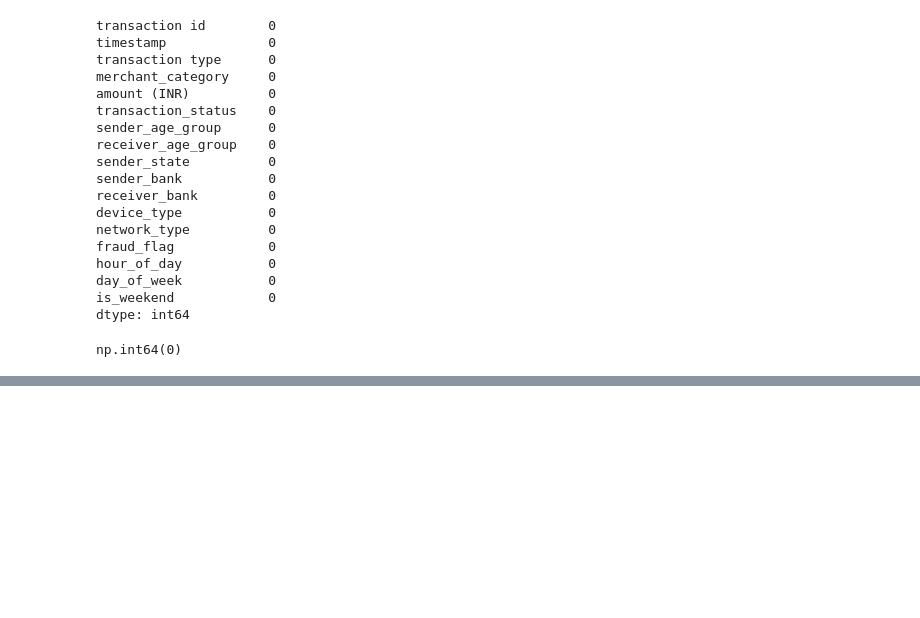
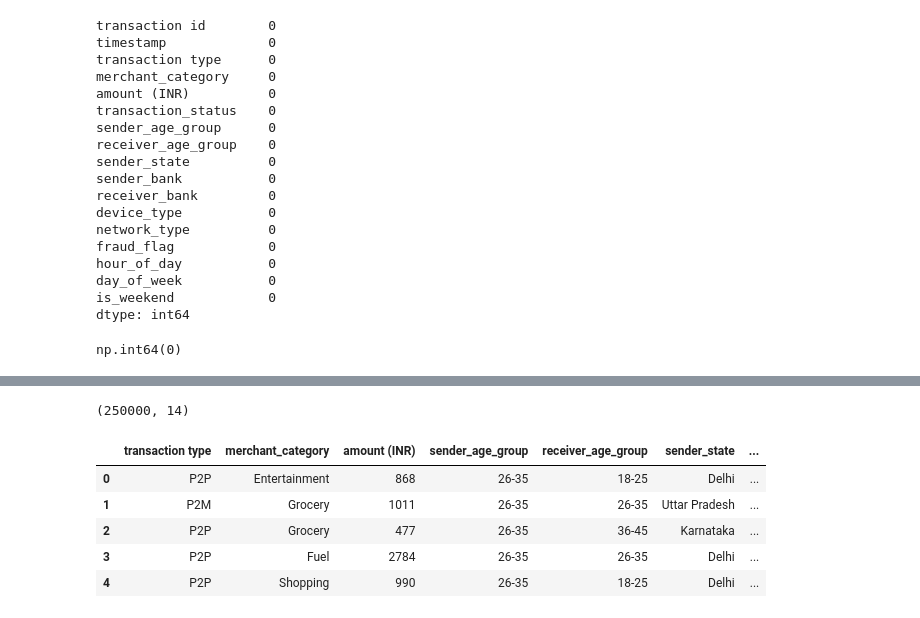
Before and after one commit to AbhayRana123987/upi-fraud-detection, a Jupyter notebook: notebooks/UPI_Fraud_Detection.ipynb, the cells around one changed output, grey strips where cells are left out. Cells and saved outputs as stored; diff of their text form; code cells hidden in the pictures; blank space fills up the shorter version.

```diff
--- a/notebooks/UPI_Fraud_Detection.ipynb
+++ b/notebooks/UPI_Fraud_Detection.ipynb
@@ -581,0 +625,2 @@ np.int64(0)
+# %%
+df = df.drop('timestamp', axis=1)
@@ -581,0 +646,4 @@ np.int64(0)
+# %%
+df = df.drop('transaction id', axis=1)
+# %%
+df = df.drop('transaction_status', axis=1)
@@ -581,0 +667,17 @@ np.int64(0)
+# %%
+X = df[['transaction type',
+ 'merchant_category',
+ 'amount (INR)',
+ 'sender_age_group',
+ 'receiver_age_group',
+ 'sender_state',
+ 'sender_bank',
+ 'receiver_bank',
+ 'device_type',
+ 'network_type',
+ 'fraud_flag',
+ 'hour_of_day',
+ 'day_of_week',
+ 'is_weekend']]
+
+y = df['fraud_flag']
@@ -581,0 +702,13 @@ np.int64(0)
+# %%
+X.shape
+# %% [output]
+(250000, 14)
+# %%
+X.head()
+# %% [output]
+|  | transaction type | merchant_category | amount (INR) | sender_age_group | receiver_age_group | sender_state | ... |
+| 0 | P2P | Entertainment | 868 | 26-35 | 18-25 | Delhi | ... |
+| 1 | P2M | Grocery | 1011 | 26-35 | 26-35 | Uttar Pradesh | ... |
+| 2 | P2P | Grocery | 477 | 26-35 | 36-45 | Karnataka | ... |
+| 3 | P2P | Fuel | 2784 | 26-35 | 26-35 | Delhi | ... |
+| 4 | P2P | Shopping | 990 | 26-35 | 18-25 | Delhi | ... |
```
Also changed, not shown: parts of 20 cells of this notebook.
